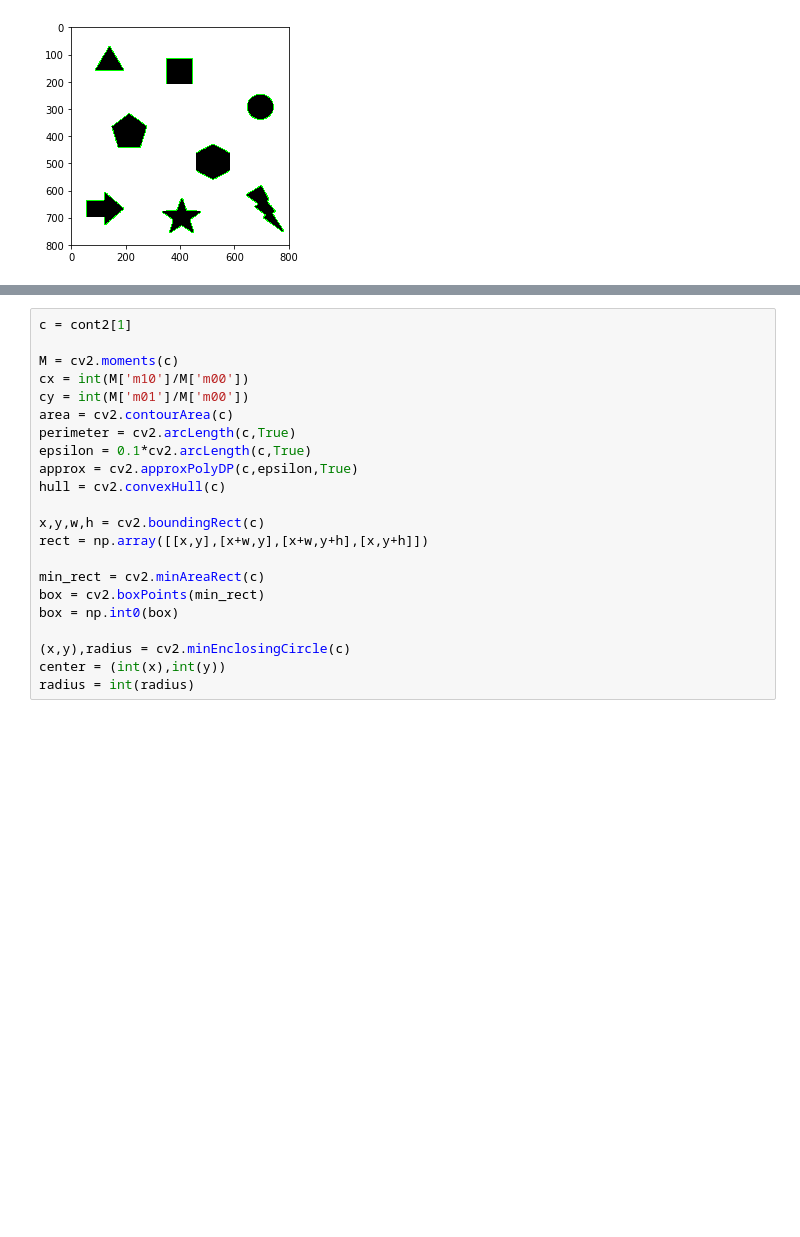
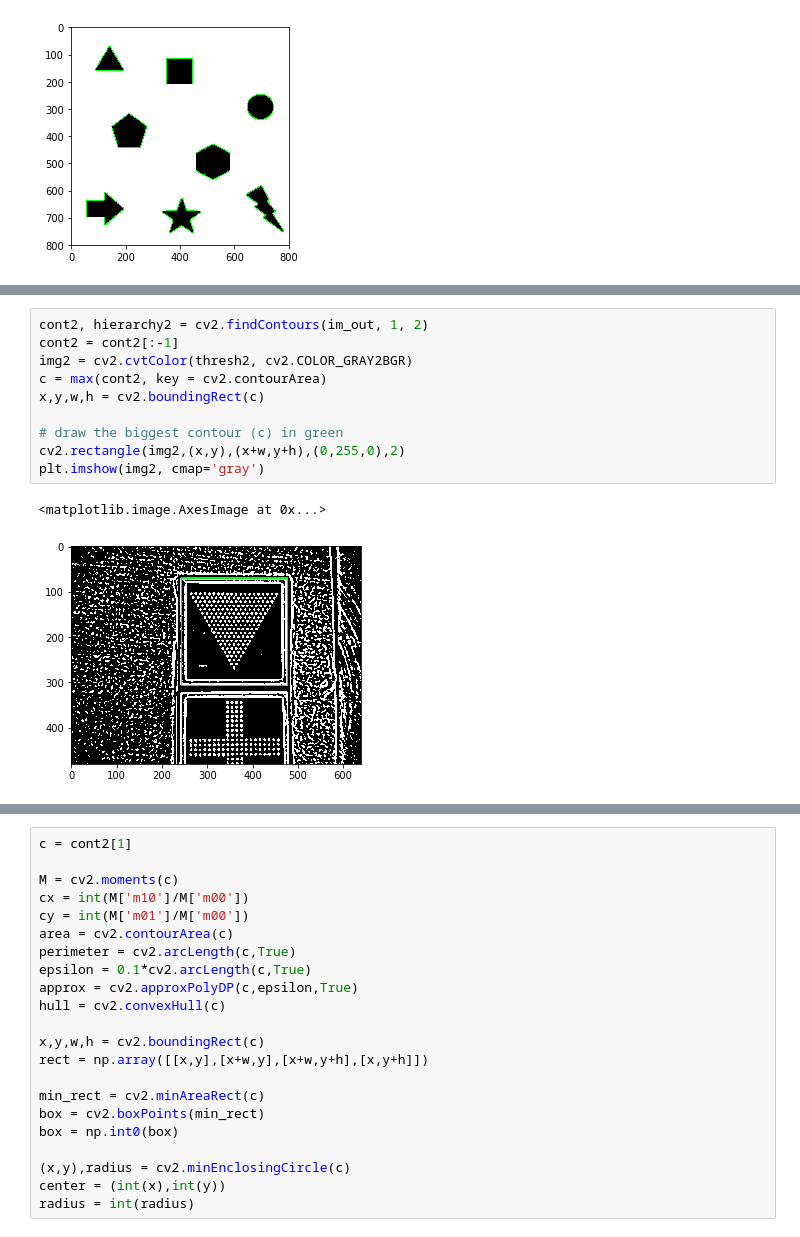
Before and after one commit to lucabrack/SysP2020_21_Codeleser, a Jupyter notebook: distinguish_shapes.ipynb, the cells around one changed output, grey strips where cells are left out. Cells and saved outputs as stored; diff of their text form; blank space fills up the shorter version.

```diff
--- a/distinguish_shapes.ipynb
+++ b/distinguish_shapes.ipynb
@@ -39,0 +59,13 @@ plt.imshow(img1, cmap='gray')
+# %%
+cont2, hierarchy2 = cv2.findContours(im_out, 1, 2)
+cont2 = cont2[:-1]
+img2 = cv2.cvtColor(thresh2, cv2.COLOR_GRAY2BGR)
+c = max(cont2, key = cv2.contourArea)
+x,y,w,h = cv2.boundingRect(c)
+
+# draw the biggest contour (c) in green
+cv2.rectangle(img2,(x,y),(x+w,y+h),(0,255,0),2)
+plt.imshow(img2, cmap='gray')
+# %% [output]
+<matplotlib.image.AxesImage at 0x...>
+[figure, added]
```
Also changed, not shown: parts of 4 cells of this notebook, 1 other file.
